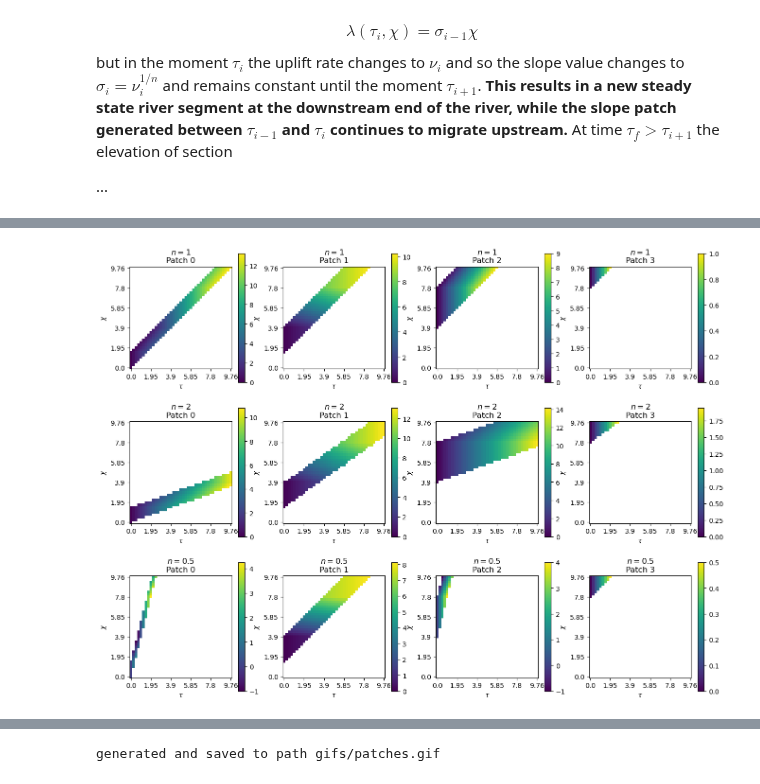
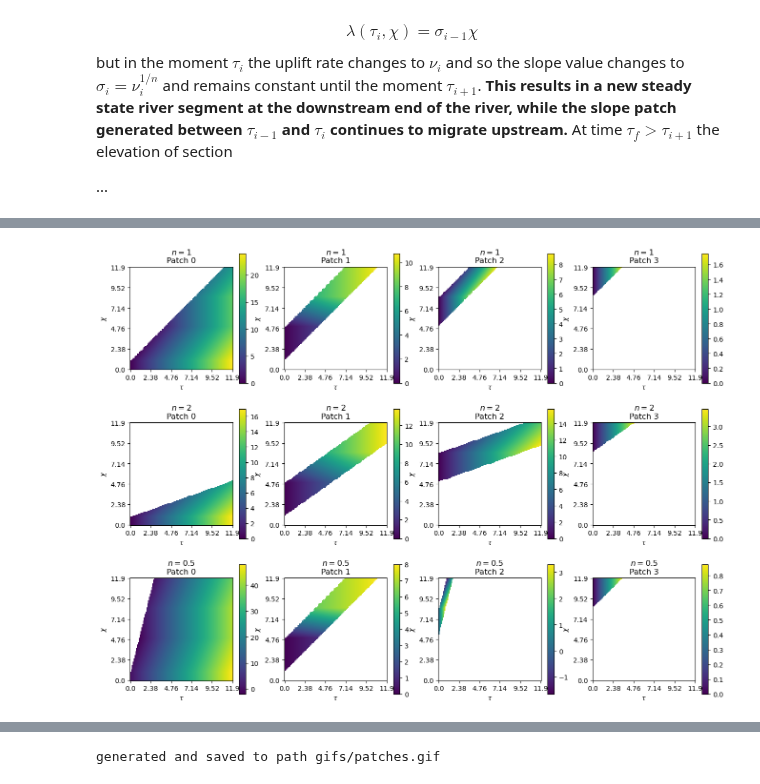
Before and after one commit to zimfv/river-profiles, a Jupyter notebook: notebooks/Slope Patches.ipynb, the cells around one changed output, grey strips where cells are left out. Drawn from its saved outputs; the diff is of its cells as text; code cells hidden in the pictures.

Commit message:
Add infinite right border for the 1st patch; Made gif with demo approximation

```diff
--- a/notebooks/Slope Patches.ipynb
+++ b/notebooks/Slope Patches.ipynb
@@ -321,7 +408,7 @@ class SlopePatches:
         lam = lam_prechi + lam_pretau
         return lam
 # %%
-patch_starts = [0, 1.5, 4, 8]
+patch_starts = [0, 1.0, 5, 8.5]
 uplift_rates = [2, 0.5, 2, 0.5]
 
 ns = [1, 2, 0.5]
@@ -364,9 +451,9 @@ plt.show()
 # %%
-ntau = 41
-nchi = 41
+ntau = 121
+nchi = 121
 
-tau_max = 10
-chi_max = 10
+tau_max = 12
+chi_max = 12
 
 tau = np.linspace(0, tau_max, ntau).reshape([ntau, 1])*np.ones([ntau, nchi])
 chi = np.linspace(0, chi_max, nchi).reshape([1, nchi])*np.ones([ntau, nchi])
@@ -379,22 +460,28 @@ ylabels = np.round(yticks/nchi*chi_max, 2)
 # %%
+xticks = np.arange(0, ntau, ntau//5)
+xlabels = np.round(xticks/ntau*tau_max, 2)
+
+yticks = np.arange(0, nchi, nchi//5)
+ylabels = np.round(yticks/nchi*chi_max, 2)
+
 fig, axs = plt.subplots(len(ns), len(patch_starts))
 
 fig.set_figwidth(16)
 fig.set_figheight(12)
 
 for ni, n in enumerate(ns):
     slp = slps[ni]
     lam = slp.get_elevation(tau, chi)
     for i in range(slp.count()):
         axs[ni, i].set_title(f'$n = {n}$\nPatch {i}')
         im = axs[ni, i].imshow(lam[i], origin='lower')
         plt.colorbar(im, orientation='vertical')
 
         axs[ni, i].set_xlabel(r'$\tau$')
         axs[ni, i].set_ylabel(r'$\chi$')
         axs[ni, i].set_xticks(xticks, xlabels)
         axs[ni, i].set_yticks(yticks, ylabels)
 
 plt.show()
 # %% [output]
-[figure, old version]
+[figure, new version]
```
Also changed, not shown: parts of 10 cells of this notebook, 1 other file.
